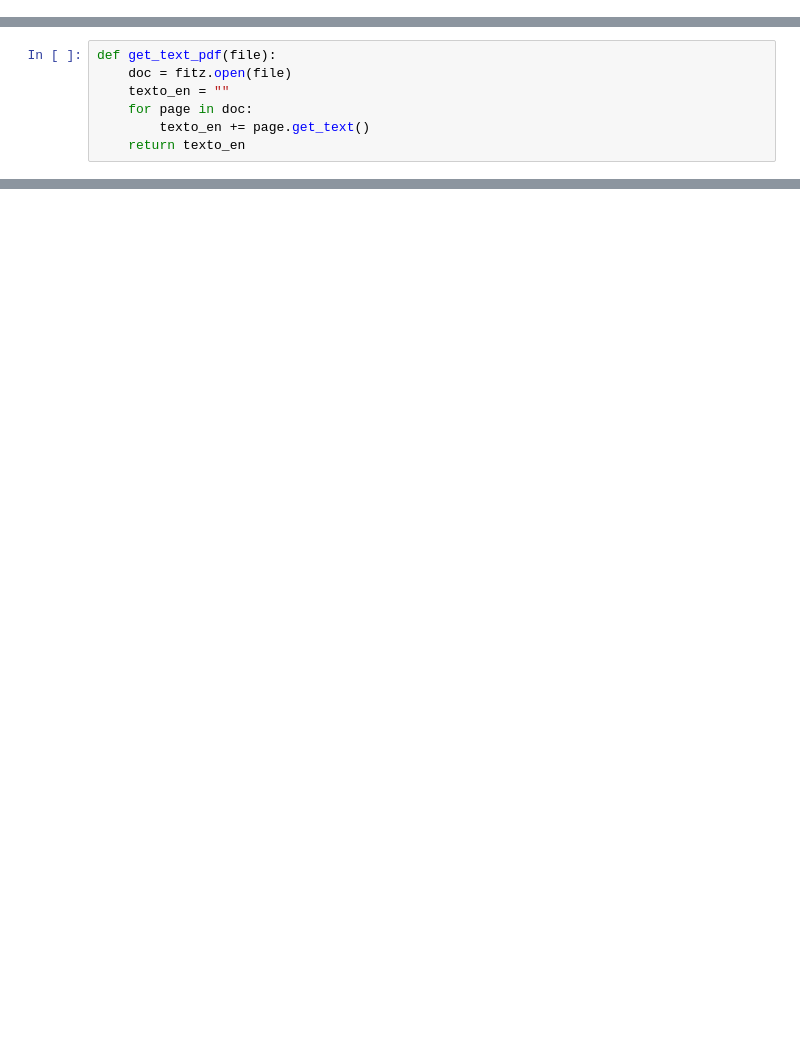
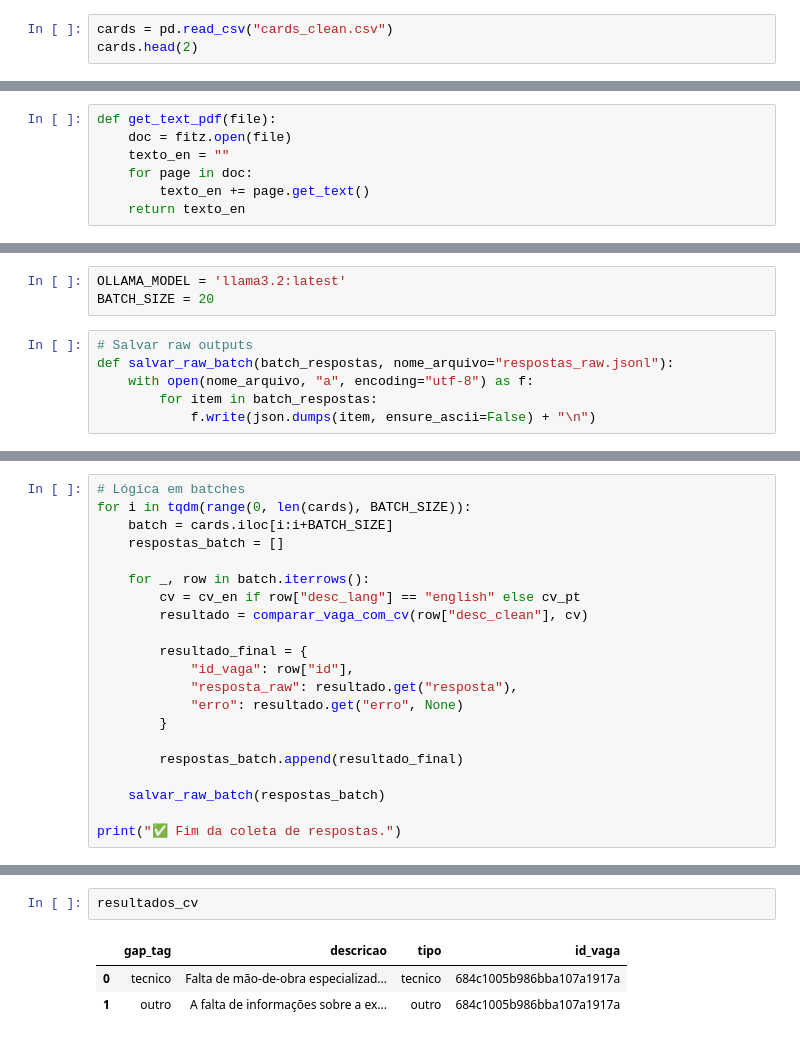
Before and after one commit to erikastats/Trello_analytics, a Jupyter notebook: trello_llm_analysis.ipynb, the cells around one changed output, grey strips where cells are left out. Saved outputs shown, nothing was run; the diff lists cells and outputs as text; blank space fills up the shorter version.

Commit message:
saving Ollama responses

```diff
--- a/trello_llm_analysis.ipynb
+++ b/trello_llm_analysis.ipynb
@@ -320,2 +305,5 @@ resultados_df.to_csv("vaga_requisitos.csv", index = False)
 # %% [markdown]
 Get my curriculum in PDf and compare to th ejob positions
+# %%
+cards = pd.read_csv("cards_clean.csv")
+cards.head(2)
@@ -342,0 +324,9 @@ None
+# %%
+OLLAMA_MODEL = 'llama3.2:latest'
+BATCH_SIZE = 20
+# %%
+# Salvar raw outputs
+def salvar_raw_batch(batch_respostas, nome_arquivo="respostas_raw.jsonl"):
+    with open(nome_arquivo, "a", encoding="utf-8") as f:
+        for item in batch_respostas:
+            f.write(json.dumps(item, ensure_ascii=False) + "\n")
@@ -342,0 +391,21 @@ None
+# %%
+# Lógica em batches
+for i in tqdm(range(0, len(cards), BATCH_SIZE)):
+    batch = cards.iloc[i:i+BATCH_SIZE]
+    respostas_batch = []
+
+    for _, row in batch.iterrows():
+        cv = cv_en if row["desc_lang"] == "english" else cv_pt
+        resultado = comparar_vaga_com_cv(row["desc_clean"], cv)
+
+        resultado_final = {
+            "id_vaga": row["id"],
+            "resposta_raw": resultado.get("resposta"),
+            "erro": resultado.get("erro", None)
+        }
+
+        respostas_batch.append(resultado_final)
+
+    salvar_raw_batch(respostas_batch)
+
+print("✅ Fim da coleta de respostas.")
@@ -342,0 +496,6 @@ None
+# %%
+resultados_cv
+# %% [output]
+|  | gap_tag | descricao | tipo | id_vaga |
+| 0 | tecnico | Falta de mão-de-obra especializad... | tecnico | 684c1005b986bba107a1917a |
+| 1 | outro | A falta de informações sobre a ex... | outro | 684c1005b986bba107a1917a |
```
Also changed, not shown: parts of 18 cells of this notebook.
